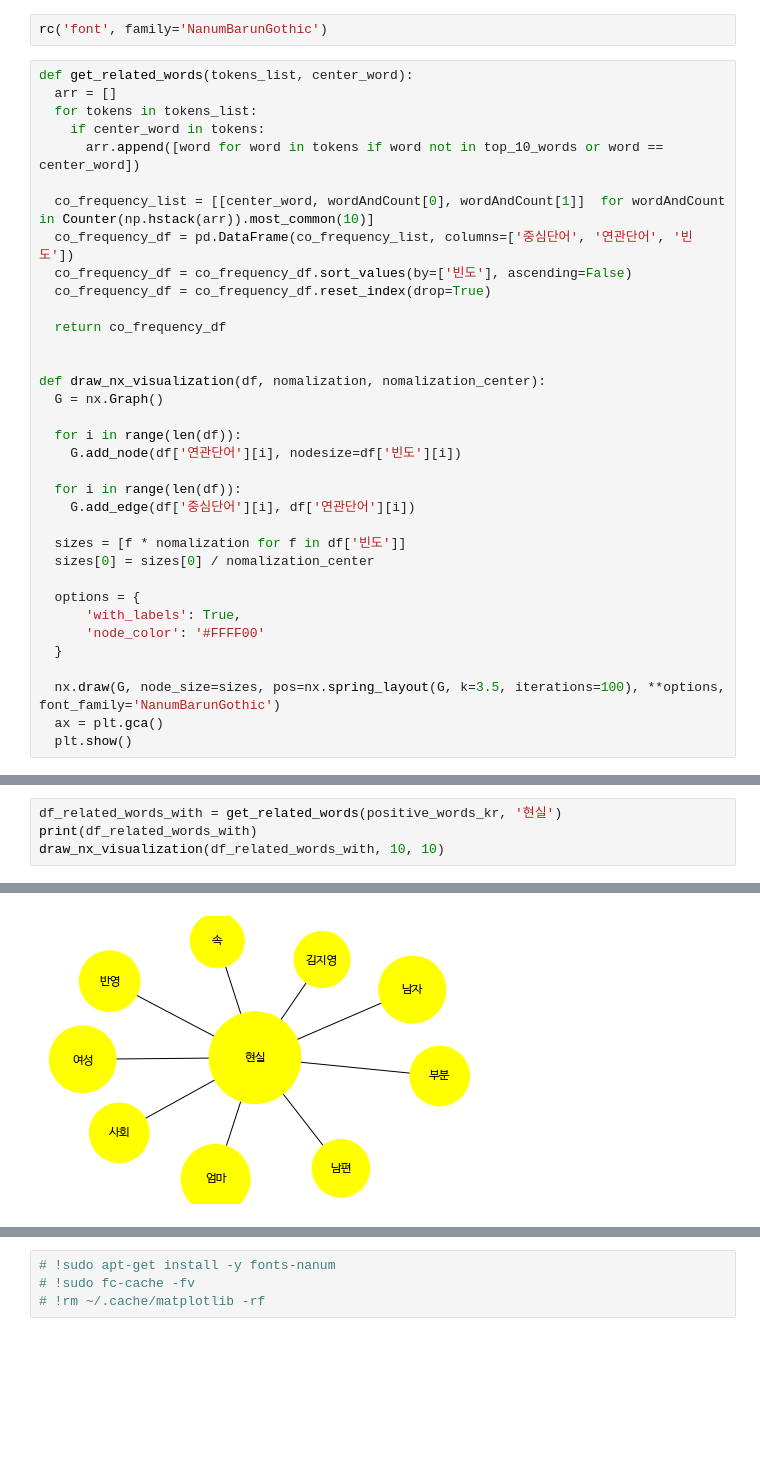
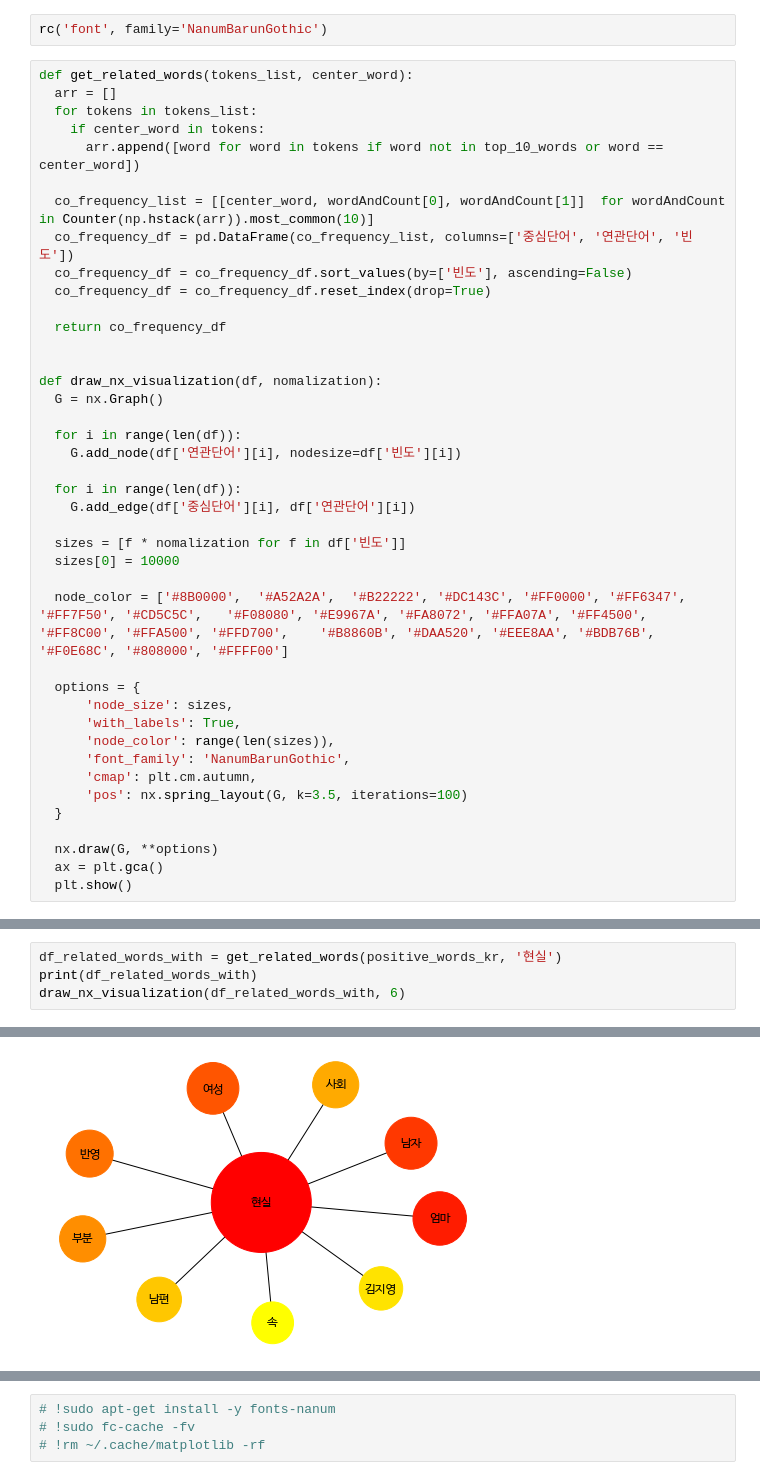
Before and after one commit to dongqui/movie_review_analysis, a Jupyter notebook: index.ipynb, the cells around one changed output, grey strips where cells are left out. Drawn from its saved outputs; the diff is of its cells as text; blank space fills up the shorter version.

```diff
--- a/index.ipynb
+++ b/index.ipynb
@@ -111,7 +111,7 @@ def get_related_words(tokens_list, center_word):
   return co_frequency_df
 
 
-def draw_nx_visualization(df, nomalization, nomalization_center):
+def draw_nx_visualization(df, nomalization):
   G = nx.Graph()
 
   for i in range(len(df)):
@@ -121,14 +121,20 @@ def draw_nx_visualization(df, nomalization, nomalization_center):
     G.add_edge(df['중심단어'][i], df['연관단어'][i])
 
   sizes = [f * nomalization for f in df['빈도']]
-  sizes[0] = sizes[0] / nomalization_center
+  sizes[0] = 10000
+
+  node_color = ['#8B0000',	'#A52A2A',	'#B22222', '#DC143C', '#FF0000', '#FF6347', '#FF7F50', '#CD5C5C',	'#F08080', '#E9967A', '#FA8072', '#FFA07A', '#FF4500', '#FF8C00', '#FFA500', '#FFD700',	'#B8860B', '#DAA520', '#EEE8AA', '#BDB76B', '#F0E68C', '#808000', '#FFFF00']
 
   options = {
+      'node_size': sizes,
       'with_labels': True,
-      'node_color': '#FFFF00'
+      'node_color': range(len(sizes)),
+      'font_family': 'NanumBarunGothic',
+      'cmap': plt.cm.autumn,
+      'pos': nx.spring_layout(G, k=3.5, iterations=100)
   }
 
-  nx.draw(G, node_size=sizes, pos=nx.spring_layout(G, k=3.5, iterations=100), **options, font_family='NanumBarunGothic')
+  nx.draw(G, **options)
   ax = plt.gca()
   plt.show()
 # %%
@@ -202,20 +208,20 @@ draw_nx_visualization(df_related_words_with, 3, 3)
 # %%
 df_related_words_with = get_related_words(positive_words_kr, '현실')
 print(df_related_words_with)
-draw_nx_visualization(df_related_words_with, 10, 10)
+draw_nx_visualization(df_related_words_with, 6)
 # %% [output]
   중심단어 연관단어    빈도
 0   현실   현실  8411
 1   현실   엄마   476
 2   현실   남자   450
 3   현실   여성   446
 4   현실   반영   368
 5   현실   부분   356
 6   현실   사회   355
 7   현실   남편   332
 8   현실  김지영   314
 9   현실    속   291
-[figure, old version]
+[figure, new version]
 # %%
 df_related_words_with = get_related_words(positive_words_kr, '공감')
 print(df_related_words_with)
```
Also changed, not shown: parts of 14 cells of this notebook.
